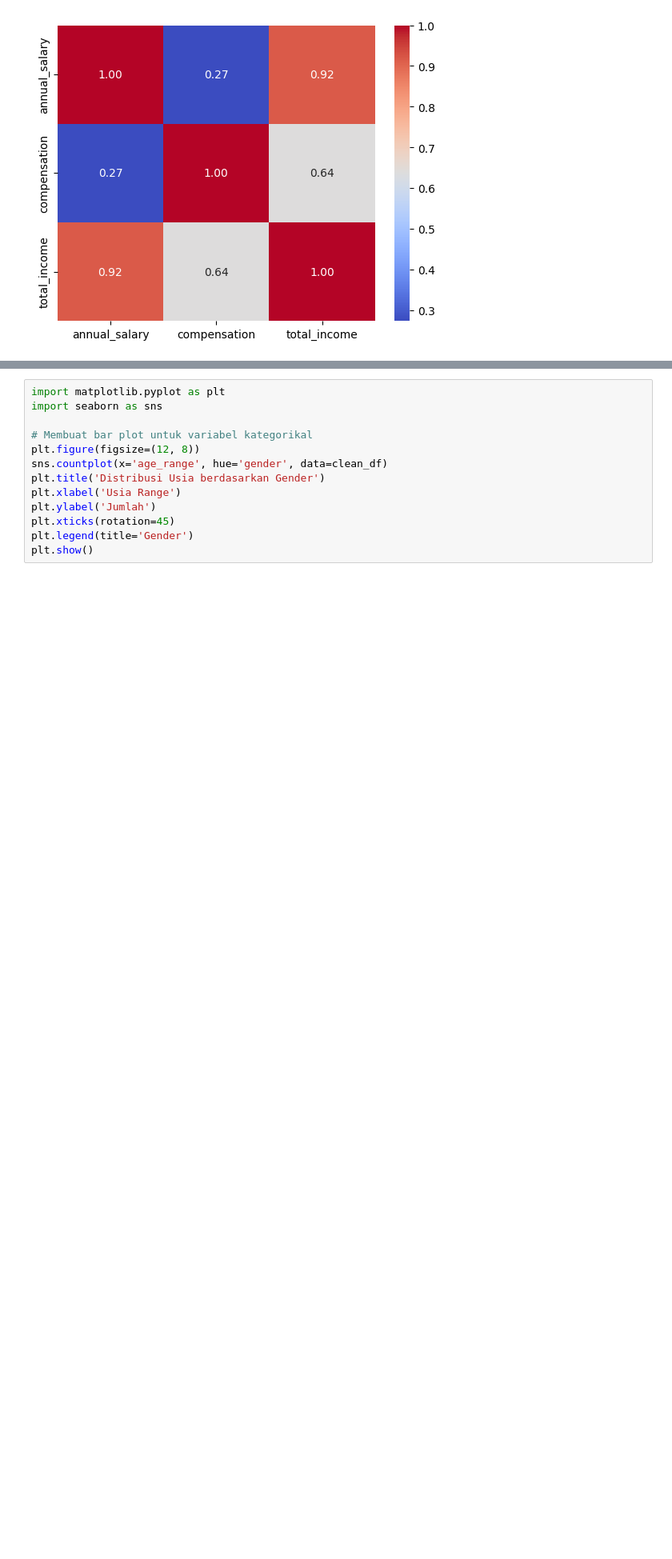
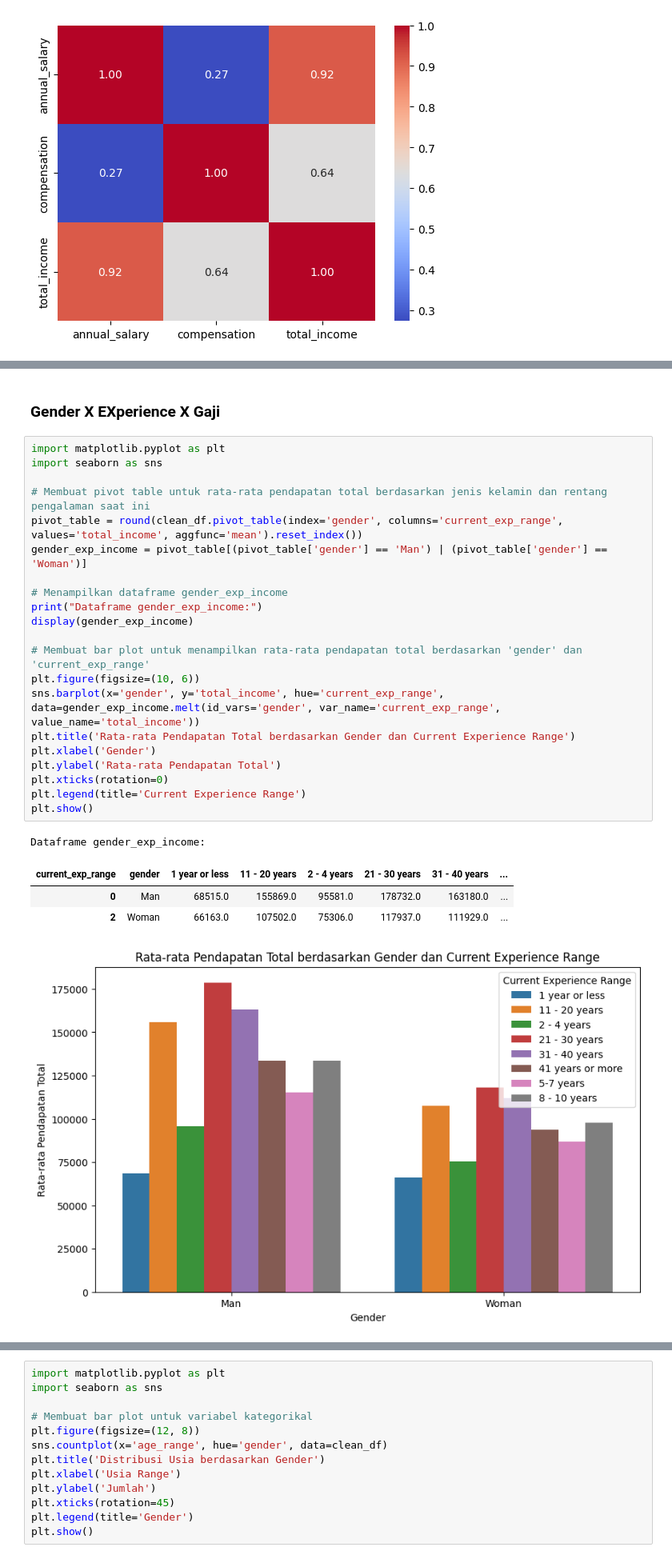
Before and after one commit to denisikiandani/Salary-Analysis, a Jupyter notebook: fds_tugas_1.ipynb, the cells around one changed output, grey strips where cells are left out. Shown at 80% size. Drawn from its saved outputs; the diff is of its cells as text; blank space fills up the shorter version.

```diff
--- a/fds_tugas_1.ipynb
+++ b/fds_tugas_1.ipynb
@@ -2278,0 +2279,29 @@ sns.heatmap(correlation_matrix, annot=True, cmap='coolwarm', fmt='.2f')
+# %% [markdown]
+### Gender X EXperience X Gaji
+# %%
+import matplotlib.pyplot as plt
+import seaborn as sns
+
+# Membuat pivot table untuk rata-rata pendapatan total berdasarkan jenis kelamin dan rentang pengalaman saat ini
+pivot_table = round(clean_df.pivot_table(index='gender', columns='current_exp_range', values='total_income', aggfunc='mean').reset_index())
+gender_exp_income = pivot_table[(pivot_table['gender'] == 'Man') | (pivot_table['gender'] == 'Woman')]
+
+# Menampilkan dataframe gender_exp_income
+print("Dataframe gender_exp_income:")
+display(gender_exp_income)
+
+# Membuat bar plot untuk menampilkan rata-rata pendapatan total berdasarkan 'gender' dan 'current_exp_range'
+plt.figure(figsize=(10, 6))
+sns.barplot(x='gender', y='total_income', hue='current_exp_range', data=gender_exp_income.melt(id_vars='gender', var_name='current_exp_range', value_name='total_income'))
+plt.title('Rata-rata Pendapatan Total berdasarkan Gender dan Current Experience Range')
+plt.xlabel('Gender')
+plt.ylabel('Rata-rata Pendapatan Total')
+plt.xticks(rotation=0)
+plt.legend(title='Current Experience Range')
+plt.show()
+# %% [output]
+Dataframe gender_exp_income:
+| current_exp_range | gender | 1 year or less | 11 - 20 years | 2 - 4 years | 21 - 30 years | 31 - 40 years | ... |
+| 0 | Man | 68515.0 | 155869.0 | 95581.0 | 178732.0 | 163180.0 | ... |
+| 2 | Woman | 66163.0 | 107502.0 | 75306.0 | 117937.0 | 111929.0 | ... |
+[figure, added]
```
Also changed, not shown: parts of 9 cells of this notebook.
